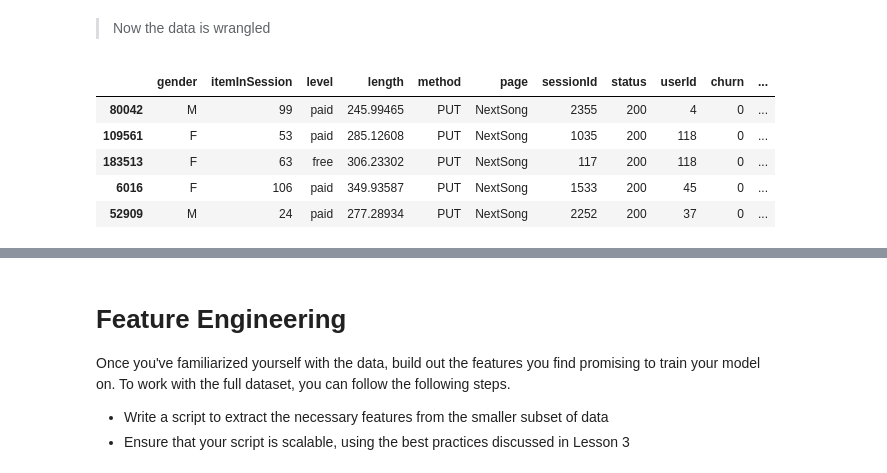
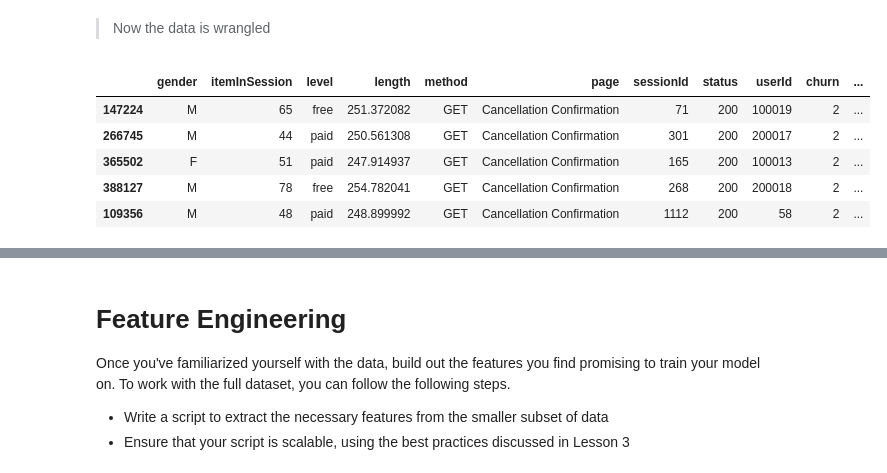
Before and after one commit to GinnCheng/Cloud-computing-classifier-breed, a Jupyter notebook: Sparkify.ipynb, the cells around one changed output, grey strips where cells are left out. Drawn from its saved outputs; the diff is of its cells as text; code cells hidden in the pictures.

```diff
--- a/Sparkify.ipynb
+++ b/Sparkify.ipynb
@@ -291,12 +291,12 @@ only showing top 5 rows
 # convert the sc data to pandas dataframe to visualise for a basic analysis
 df_cl = sc_cl.toPandas()
 # %%
-df_pc = df_cl[df_cl.churn == '0']
+df_pc = df_cl[df_cl.churn == 2]
 df_pc.sample(5)
 # %% [output]
 |  | gender | itemInSession | level | length | method | page | sessionId | status | userId | churn | ... |
-| 80042 | M | 99 | paid | 245.99465 | PUT | NextSong | 2355 | 200 | 4 | 0 | ... |
-| 109561 | F | 53 | paid | 285.12608 | PUT | NextSong | 1035 | 200 | 118 | 0 | ... |
-| 183513 | F | 63 | free | 306.23302 | PUT | NextSong | 117 | 200 | 118 | 0 | ... |
-| 6016 | F | 106 | paid | 349.93587 | PUT | NextSong | 1533 | 200 | 45 | 0 | ... |
-| 52909 | M | 24 | paid | 277.28934 | PUT | NextSong | 2252 | 200 | 37 | 0 | ... |
+| 147224 | M | 65 | free | 251.372082 | GET | Cancellation Confirmation | 71 | 200 | 100019 | 2 | ... |
+| 266745 | M | 44 | paid | 250.561308 | GET | Cancellation Confirmation | 301 | 200 | 200017 | 2 | ... |
+| 365502 | F | 51 | paid | 247.914937 | GET | Cancellation Confirmation | 165 | 200 | 100013 | 2 | ... |
+| 388127 | M | 78 | free | 254.782041 | GET | Cancellation Confirmation | 268 | 200 | 200018 | 2 | ... |
+| 109356 | M | 48 | paid | 248.899992 | GET | Cancellation Confirmation | 1112 | 200 | 58 | 2 | ... |
```
Also changed, not shown: parts of 3 cells of this notebook.
